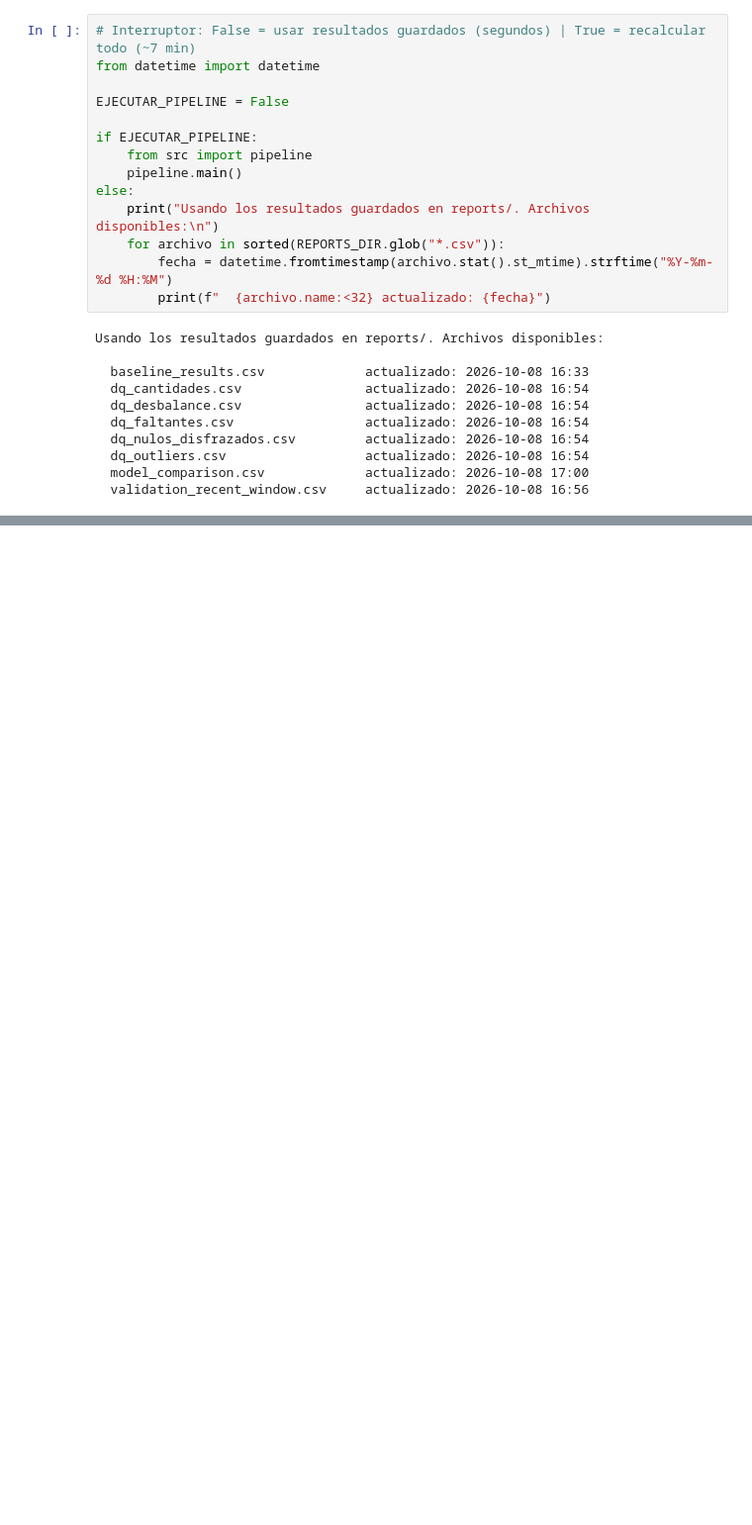
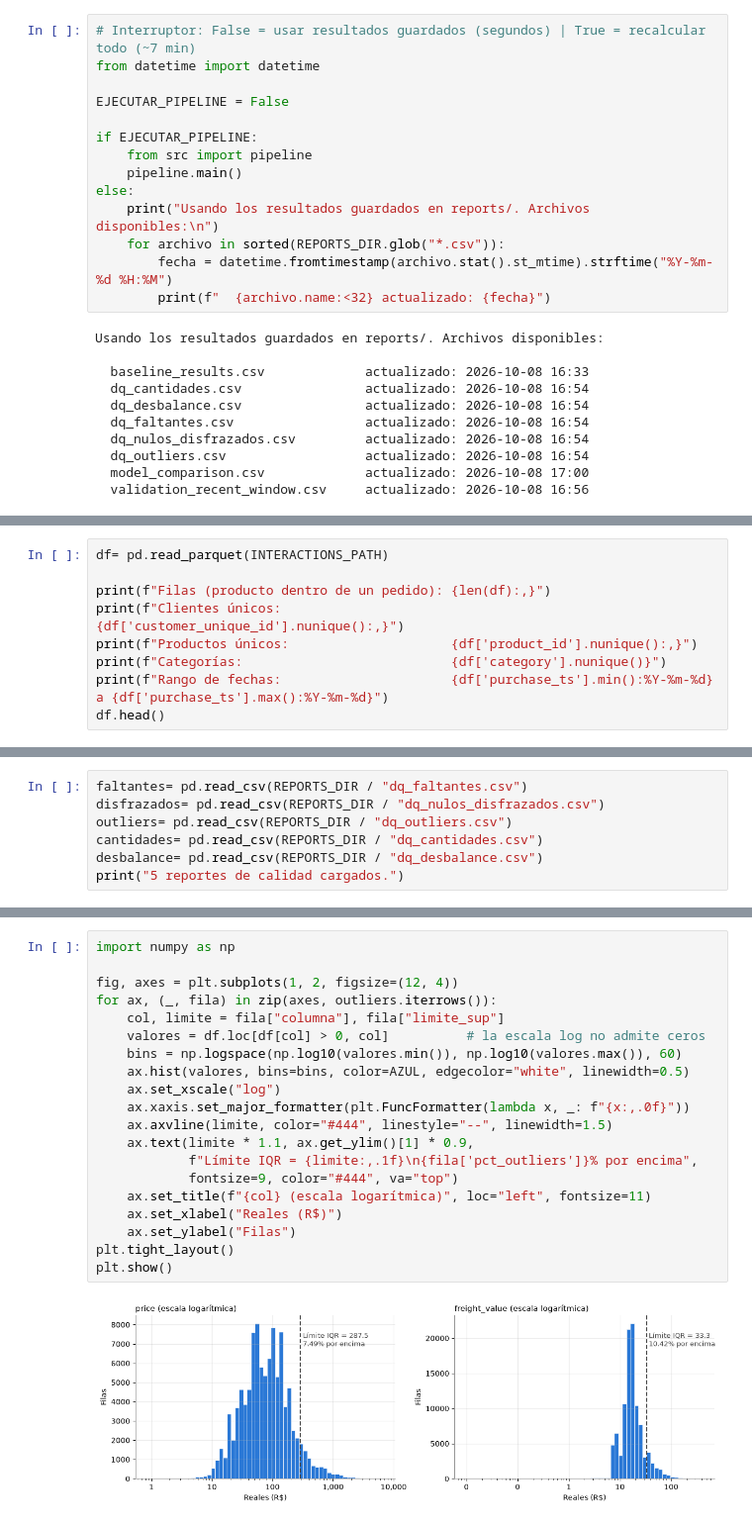
Before and after one commit to DynamoConsultoriaDataSolutions/dynamo-recsys-olist, a Jupyter notebook: notebooks/02_dd_pipeline_reproducible.ipynb, the cells around one changed output, grey strips where cells are left out. Shown at 99% size. Drawn from its saved outputs; the diff is of its cells as text; blank space fills up the shorter version.

Commit message:
Notebook: secciones 3 y 4.1 a 4.3 (datos, faltantes y outliers)

```diff
--- a/notebooks/02_dd_pipeline_reproducible.ipynb
+++ b/notebooks/02_dd_pipeline_reproducible.ipynb
@@ -82,0 +87,9 @@ Usando los resultados guardados en reports/. Archivos disponibles:
+# %%
+df= pd.read_parquet(INTERACTIONS_PATH)
+
+print(f"Filas (producto dentro de un pedido): {len(df):,}")
+print(f"Clientes únicos:                      {df['customer_unique_id'].nunique():,}")
+print(f"Productos únicos:                     {df['product_id'].nunique():,}")
+print(f"Categorías:                           {df['category'].nunique()}")
+print(f"Rango de fechas:                      {df['purchase_ts'].min():%Y-%m-%d} a {df['purchase_ts'].max():%Y-%m-%d}")
+df.head()
@@ -82,0 +113,7 @@ Usando los resultados guardados en reports/. Archivos disponibles:
+# %%
+faltantes= pd.read_csv(REPORTS_DIR / "dq_faltantes.csv")
+disfrazados= pd.read_csv(REPORTS_DIR / "dq_nulos_disfrazados.csv")
+outliers= pd.read_csv(REPORTS_DIR / "dq_outliers.csv")
+cantidades= pd.read_csv(REPORTS_DIR / "dq_cantidades.csv")
+desbalance= pd.read_csv(REPORTS_DIR / "dq_desbalance.csv")
+print("5 reportes de calidad cargados.")
@@ -82,0 +167,22 @@ Usando los resultados guardados en reports/. Archivos disponibles:
+# %%
+import numpy as np
+
+fig, axes = plt.subplots(1, 2, figsize=(12, 4))
+for ax, (_, fila) in zip(axes, outliers.iterrows()):
+    col, limite = fila["columna"], fila["limite_sup"]
+    valores = df.loc[df[col] > 0, col]          # la escala log no admite ceros
+    bins = np.logspace(np.log10(valores.min()), np.log10(valores.max()), 60)
+    ax.hist(valores, bins=bins, color=AZUL, edgecolor="white", linewidth=0.5)
+    ax.set_xscale("log")
+    ax.xaxis.set_major_formatter(plt.FuncFormatter(lambda x, _: f"{x:,.0f}"))
+    ax.axvline(limite, color="#444", linestyle="--", linewidth=1.5)
+    ax.text(limite * 1.1, ax.get_ylim()[1] * 0.9,
+            f"Límite IQR = {limite:,.1f}\n{fila['pct_outliers']}% por encima",
+            fontsize=9, color="#444", va="top")
+    ax.set_title(f"{col} (escala logarítmica)", loc="left", fontsize=11)
+    ax.set_xlabel("Reales (R$)")
+    ax.set_ylabel("Filas")
+plt.tight_layout()
+plt.show()
+# %% [output]
+[figure, added]
```
Also changed, not shown: parts of 13 cells of this notebook.
